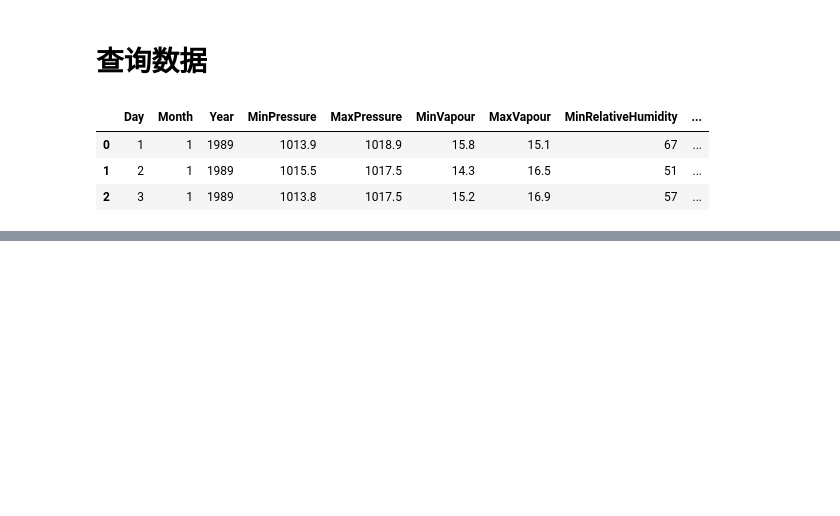
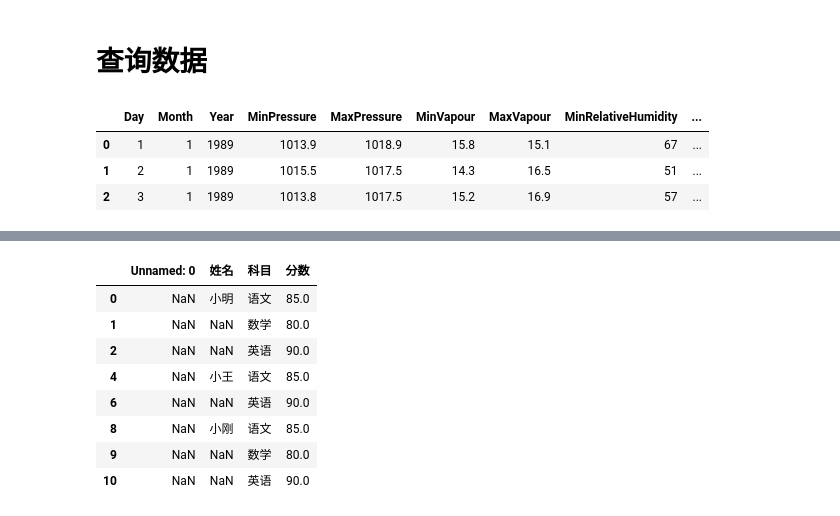
Before and after one commit to IamLph/pandas, a Jupyter notebook: pandas.ipynb, the cells around one changed output, grey strips where cells are left out. Cells and saved outputs as stored; diff of their text form; code cells hidden in the pictures; blank space fills up the shorter version.

```diff
--- a/pandas.ipynb
+++ b/pandas.ipynb
@@ -359,0 +434,13 @@ data.corr()
+# %%
+# 筛选出没有空分数的行
+data.loc[data["分数"].notnull(),:]
+# %% [output]
+|  | Unnamed: 0 | 姓名 | 科目 | 分数 |
+| 0 | NaN | 小明 | 语文 | 85.0 |
+| 1 | NaN | NaN | 数学 | 80.0 |
+| 2 | NaN | NaN | 英语 | 90.0 |
+| 4 | NaN | 小王 | 语文 | 85.0 |
+| 6 | NaN | NaN | 英语 | 90.0 |
+| 8 | NaN | 小刚 | 语文 | 85.0 |
+| 9 | NaN | NaN | 数学 | 80.0 |
+| 10 | NaN | NaN | 英语 | 90.0 |
```
Also changed, not shown: parts of 19 cells of this notebook, 4 other files.
